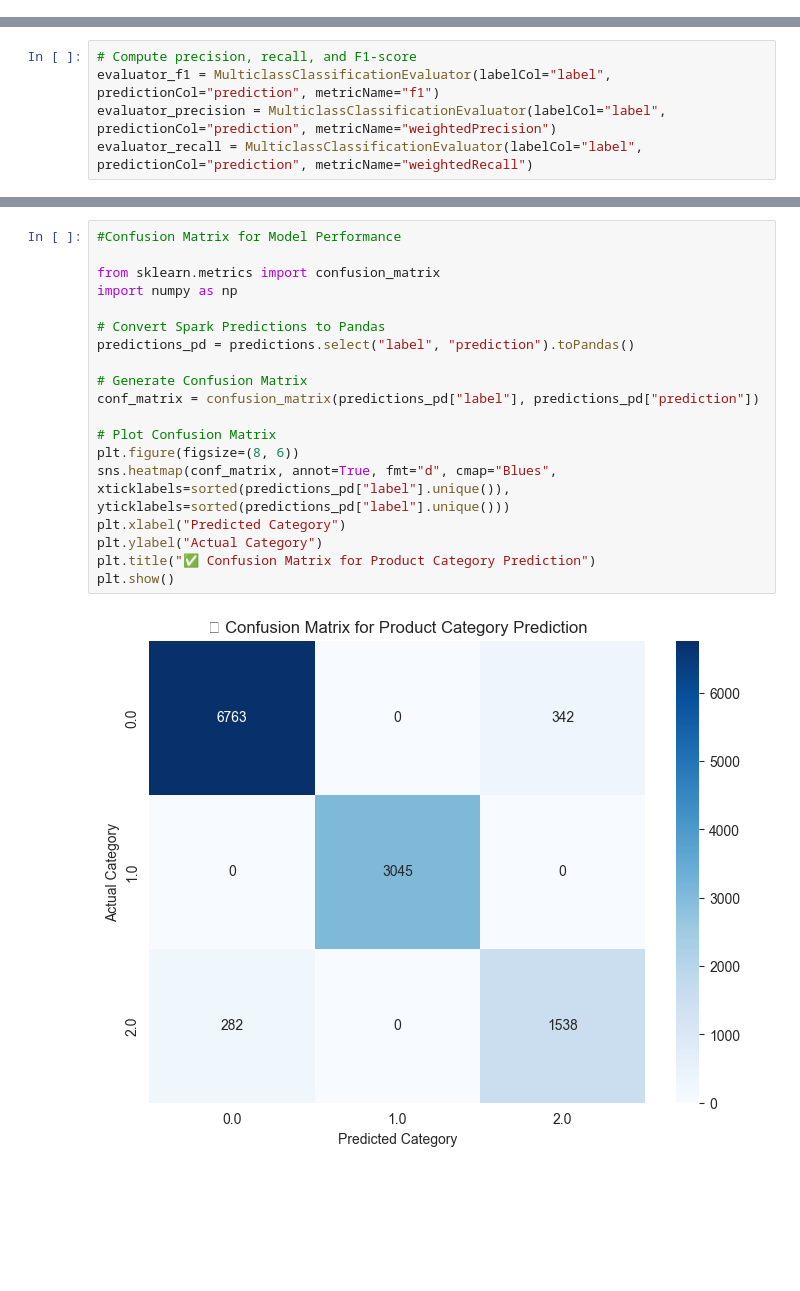
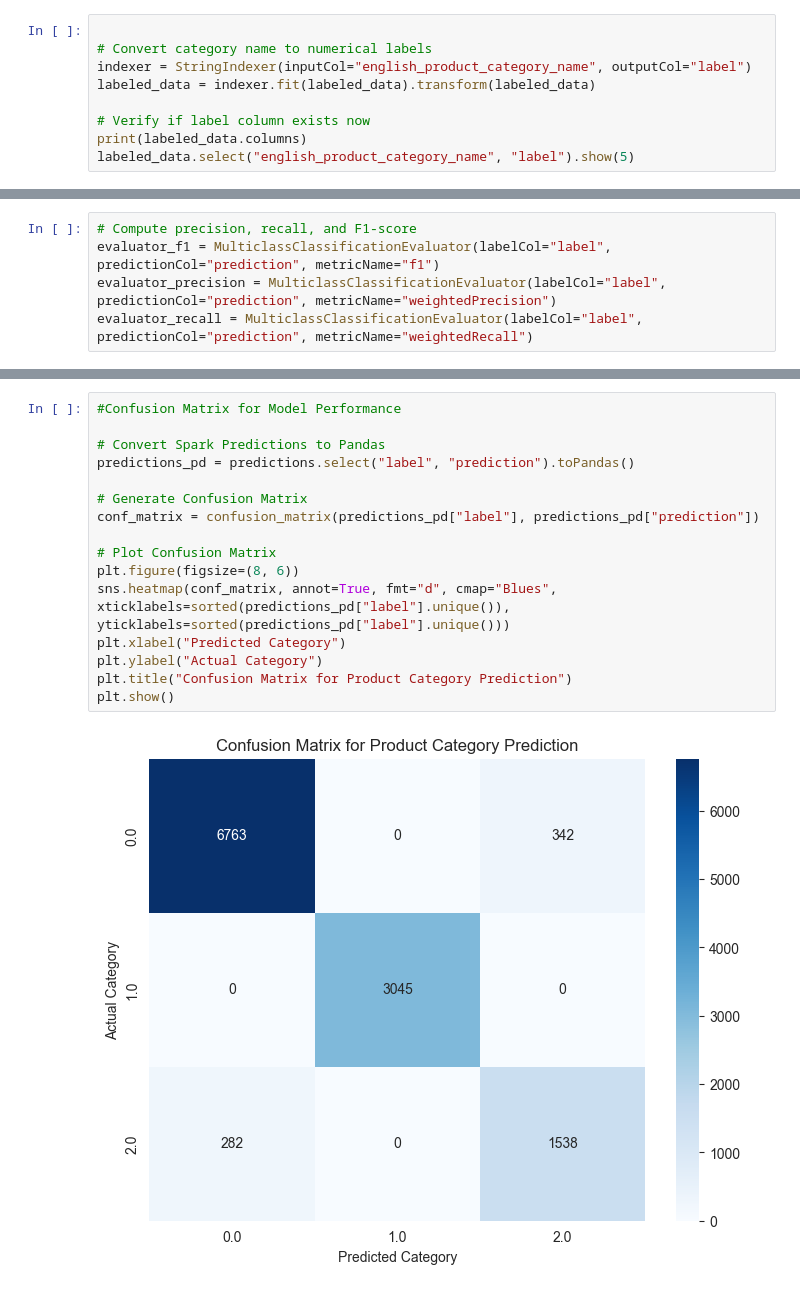
Before and after one commit to JamesAdeshina/BigDataProcessing, a Jupyter notebook: newEnv.ipynb, the cells around one changed output, grey strips where cells are left out. Saved outputs shown, nothing was run; the diff lists cells and outputs as text; blank space fills up the shorter version.

```diff
--- a/newEnv.ipynb
+++ b/newEnv.ipynb
@@ -600,0 +639,9 @@ only showing top 5 rows
+# %%
+
+# Convert category name to numerical labels
+indexer = StringIndexer(inputCol="english_product_category_name", outputCol="label")
+labeled_data = indexer.fit(labeled_data).transform(labeled_data)
+
+# Verify if label column exists now
+print(labeled_data.columns)
+labeled_data.select("english_product_category_name", "label").show(5)
@@ -641,22 +717,19 @@ Precision: 0.9485808847352818
 Recall: 0.9478696741854636
 # %%
 #Confusion Matrix for Model Performance
-
-from sklearn.metrics import confusion_matrix
-import numpy as np
 
 # Convert Spark Predictions to Pandas
 predictions_pd = predictions.select("label", "prediction").toPandas()
 
 # Generate Confusion Matrix
 conf_matrix = confusion_matrix(predictions_pd["label"], predictions_pd["prediction"])
 
 # Plot Confusion Matrix
 plt.figure(figsize=(8, 6))
 sns.heatmap(conf_matrix, annot=True, fmt="d", cmap="Blues", xticklabels=sorted(predictions_pd["label"].unique()), yticklabels=sorted(predictions_pd["label"].unique()))
 plt.xlabel("Predicted Category")
 plt.ylabel("Actual Category")
-plt.title("✅ Confusion Matrix for Product Category Prediction")
+plt.title("Confusion Matrix for Product Category Prediction")
 plt.show()
 # %% [output]
-[figure, old version]
+[figure, new version]
```
Also changed, not shown: parts of 36 cells of this notebook.
